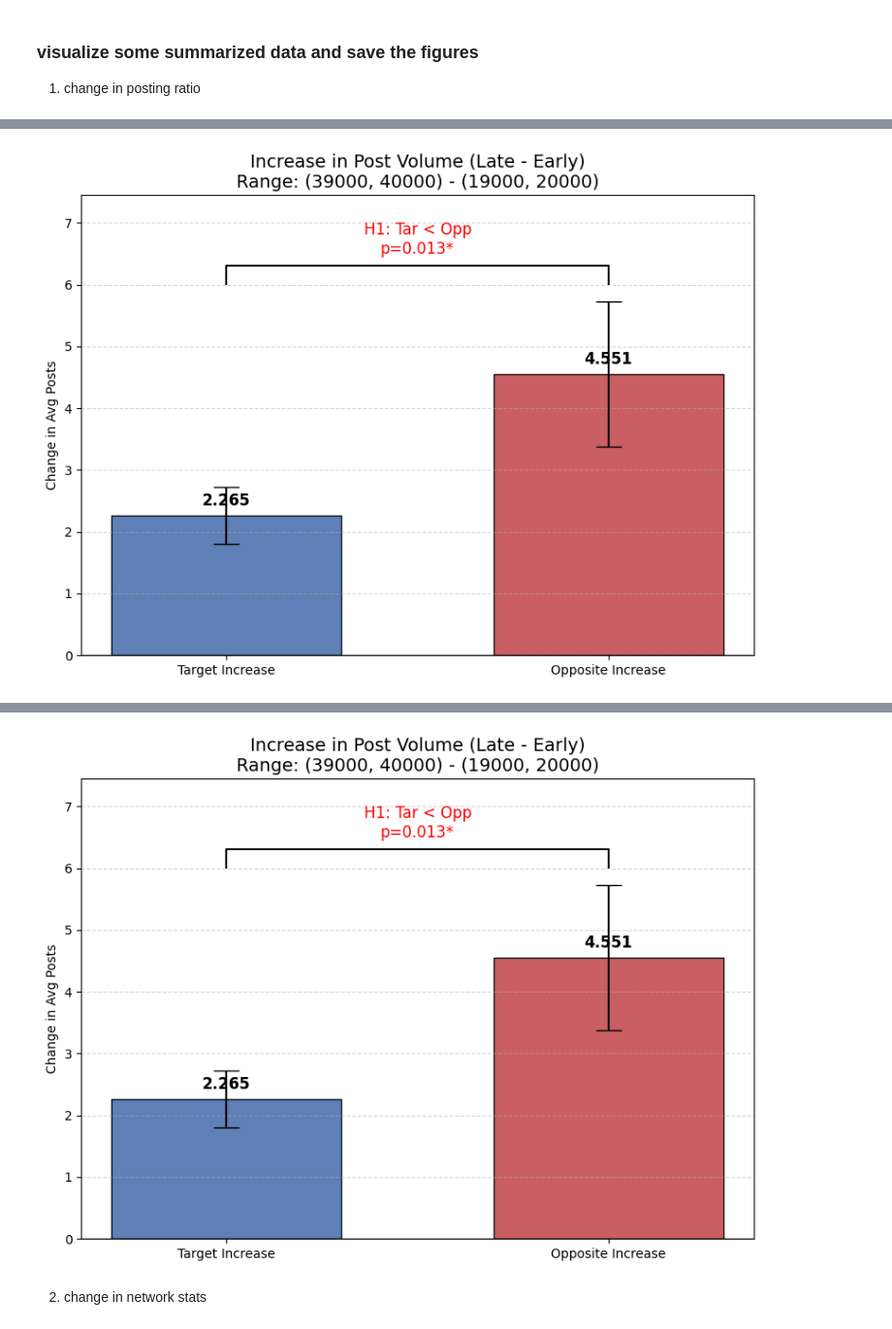
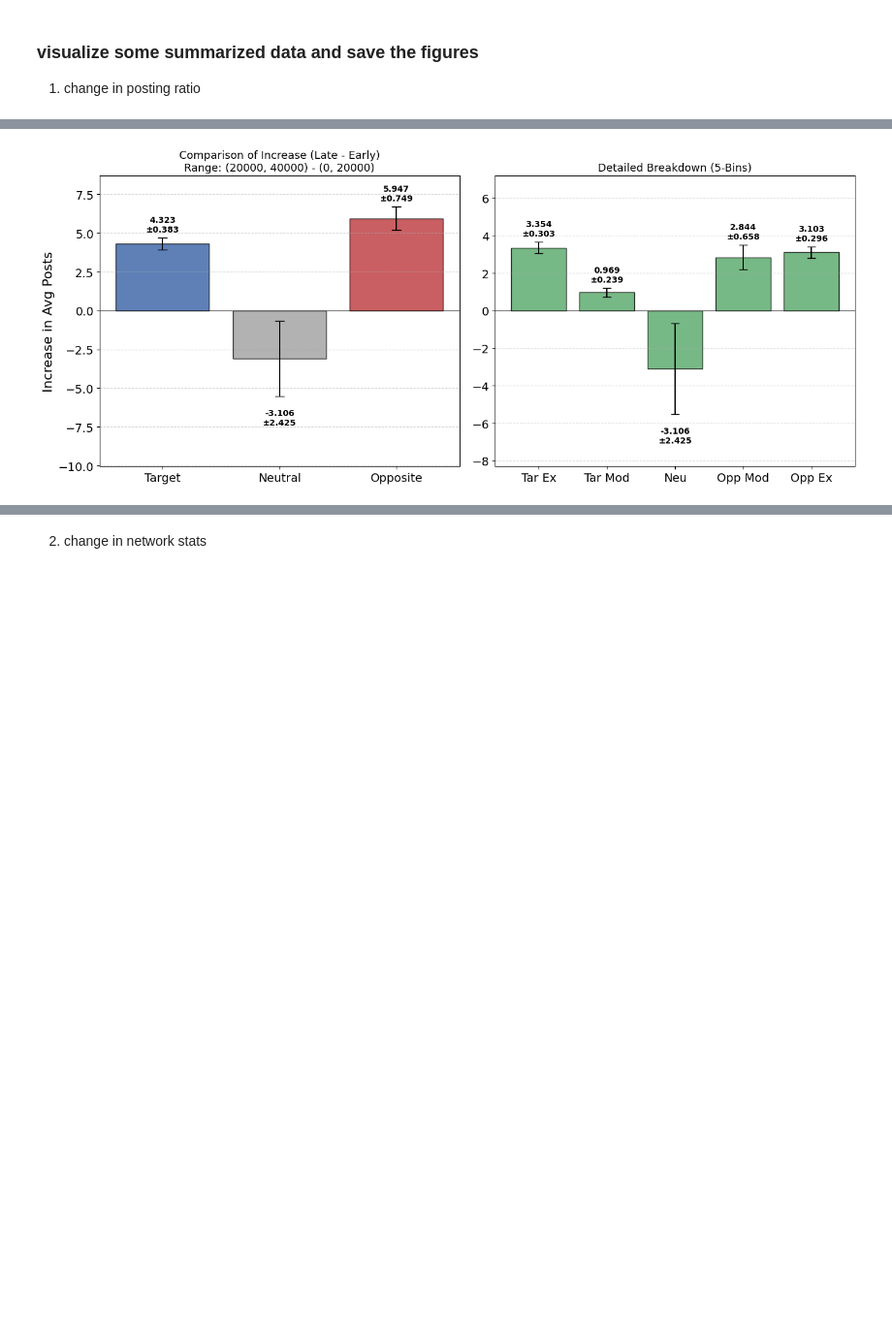
Before and after one commit to tooooomoya/moderates-foster-polarization, a Jupyter notebook: result-summary.ipynb, the cells around one changed output, grey strips where cells are left out. Shown at 97% size. Cells and saved outputs as stored; diff of their text form; code cells hidden in the pictures; blank space fills up the shorter version.

Commit message:
feat: start all exp with this setting

```diff
--- a/result-summary.ipynb
+++ b/result-summary.ipynb
@@ -143,7 +143,7 @@ def process_experiment_data_timeseries(window_size=100):
         cfg_path = os.path.join(RESULTS_DIR, "config.yaml")
         if os.path.exists(cfg_path): config = load_yaml_manual(cfg_path)
 
-    exclude_keys = ["topology", "network_params", "start_seed", "end_seed", "num_seed", "target_opinion"]
+    exclude_keys = ["start_seed", "end_seed", "num_seed", "target_opinion"]
     analysis_params = {k: v for k, v in config.items() if k not in exclude_keys}
     param_str = json.dumps(analysis_params, sort_keys=True, default=str)
     exp_id = hashlib.md5(param_str.encode()).hexdigest()[:8]
@@ -154,6 +154,10 @@ def process_experiment_data_timeseries(window_size=100):
 
     dest_dir = os.path.join(SUMMARY_ROOT, topo, net_str, exp_id)
     os.makedirs(dest_dir, exist_ok=True)
+    # dest_dirにcongfigも保存
+    with open(os.path.join(dest_dir, "config.yaml"), 'w') as f:
+        yaml.dump(config, f)
+
     global DEST_DIR
     DEST_DIR = dest_dir
     print(f"Processing data to: {dest_dir}")
@@ -310,13 +314,14 @@ def _print_test_result(name, t_stat, p_val, mean_tar, mean_opp, n):
     print("="*60 + "\n")
 
 # ==========================================
-# 1. Diff Analysis (Comparison)
+# 1. Diff Analysis (With Value Labels)
 # ==========================================
 def visualize_impact_diff(df_ts=None, dest_dir=None,
                           range_early=(0, 20000), range_late=(20000, 40000)):
     """
     増加量(Late - Early)の比較を行う。
-    検定: Target < Opposite (片側t検定) の結果をログ出力。
+    ・検定結果はログに出力。
+    ・グラフには平均値と標準誤差(SE)を数値で記入。
     """
     df_ts = _load_ts_if_needed(df_ts, dest_dir)
     if df_ts is None or df_ts.empty: return
@@ -336,10 +341,8 @@ def visualize_impact_diff(df_ts=None, dest_dir=None,
     neutral_inc = diff_values[groups_3["Neutral"]].sum(axis=1)
     opposite_inc = diff_values[groups_3["Opposite"]].sum(axis=1)
 
-    # ★ 片側t検定 (Target < Opposite)
+    # ★ 片側t検定 (Target < Opposite) -> ログ出力のみ
     t_stat, p_val = stats.ttest_rel(target_inc, opposite_inc, alternative='less')
-
-    # ★ ログ出力
     _print_test_result("Diff Analysis (Comparison)", t_stat, p_val,
                        target_inc.mean(), opposite_inc.mean(), len(target_inc))
 
@@ -347,19 +350,54 @@ def visualize_impact_diff(df_ts=None, dest_dir=None,
     fig, axes = plt.subplots(1, 2, figsize=(14, 6))
     colors = ['#4c72b0', '#aaaaaa', '#c44e52']
 
-    # Plot 1: 3-Bins
+    # 内部関数: バーの上に値を書く
+    def add_value_labels(ax, rects, errs):
+        """バーの上に Mean ± SE を書く"""
+        y_min, y_max = ax.get_ylim()
+
+        for rect, err in zip(rects, errs):
+            height = rect.get_height()
+
+            # 位置調整: 正ならバーの上、負ならバーの下
+            if height >= 0:
+                y_pos = height + err
+                va = 'bottom'
+                offset = 5
+            else:
+                y_pos = height - err
+                va = 'top'
+                offset = -15 # 文字2行分くらい下へ
+
+            label = f"{height:.3f}\n±{err:.3f}"
+
+            ax.annotate(label,
+                        xy=(rect.get_x() + rect.get_width() / 2, y_pos),
+                        xytext=(0, offset),
+                        textcoords="offset points",
+                        ha='center', va=va, fontsize=10, fontweight='bold')
+
+    # === Plot 1: 3-Bins ===
     ax = axes[0]
     means = [target_inc.mean(), neutral_inc.mean(), opposite_inc.mean()]
     sems = [target_inc.sem(), neutral_inc.sem(), opposite_inc.sem()]
     labels = ["Target", "Neutral", "Opposite"]
 
-    ax.bar(labels, means, yerr=sems, capsize=6, color=colors, edgecolor='black', alpha=0.9)
+    bars1 = ax.bar(labels, means, yerr=sems, capsize=6, color=colors, edgecolor='black', alpha=0.9)
+
+    # 値ラベル追加
+    add_value_labels(ax, bars1, sems)
+
     ax.set_title(f"Comparison of Increase (Late - Early)\nRange: {range_late} - {range_early}", fontsize=13)
     ax.set_ylabel("Increase in Avg Posts")
     ax.axhline(0, color='black', linewidth=0.8)
     ax.grid(axis='y', linestyle='--', alpha=0.5)
 
-    # Plot 2: 5-Bins
+    # マージンを少し広げて文字が見切れないようにする
+    y_abs_max = max([abs(m) + s for m, s in zip(means, sems)])
+    ax.set_ylim(-y_abs_max*1.5 if min(means)<0 else -y_abs_max*0.1, y_abs_max*1.3)
+
+
+    # === Plot 2: 5-Bins ===
     ax = axes[1]
     cols_5 = ["target_extreme", "target_mod", "neutral", "opposite_mod", "opposite_extreme"]
     labels_5 = ["Tar Ex", "Tar Mod", "Neu", "Opp Mod", "Opp Ex"]
@@ -369,10 +407,18 @@ def visualize_impact_diff(df_ts=None, dest_dir=None,
         vals = diff_values[c]
         means_5.append(vals.mean()); sems_5.append(vals.sem())
 
-    ax.bar(labels_5, means_5, yerr=sems_5, capsize=5, color='#55a868', edgecolor='black', alpha=0.8)
+    bars2 = ax.bar(labels_5, means_5, yerr=sems_5, capsize=5, color='#55a868', edgecolor='black', alpha=0.8)
+
+    # 値ラベル追加
+    add_value_labels(ax, bars2, sems_5)
+
     ax.set_title("Detailed Breakdown (5-Bins)", fontsize=13)
     ax.axhline(0, color='black', linewidth=0.8)
     ax.grid(axis='y', linestyle='--', alpha=0.5)
+
+    # マージン調整
+    y_abs_max_5 = max([abs(m) + s for m, s in zip(means_5, sems_5)])
+    ax.set_ylim(-y_abs_max_5*1.5 if min(means_5)<0 else -y_abs_max_5*0.1, y_abs_max_5*1.3)
 
     plt.tight_layout()
     if dest_dir:
@@ -469,17 +515,6 @@ def visualize_impact_increase_combined(df_ts=None, dest_dir=None,
 # ==========================================
 if __name__ == "__main__":
     if 'df_ts' in locals() and 'dest_dir' in locals():
-        # まとめて表示
-        visualize_impact_increase_combined(
-            df_ts, dest_dir,
-            range_early=(19000, 20000), range_late=(39000, 40000)
-        )
-
-# ==========================================
-# 実行例
-# ==========================================
-if __name__ == "__main__":
-    if 'df_ts' in locals() and 'dest_dir' in locals():
         # 1. 増加量の比較 (0-20k vs 20k-40k)
         visualize_impact_diff(
             df_ts, dest_dir,
@@ -505,2 +540,2 @@ Result           : * (Significant at 5%)
 ============================================================
-[figure, old version]
+[figure, new version]
@@ -528,4 +553,3 @@ Result           : * (Significant at 5%)
-[figure, removed]
 # %% [markdown]
 2. change in network stats
 # %%
```
Also changed, not shown: parts of 2 cells of this notebook.
